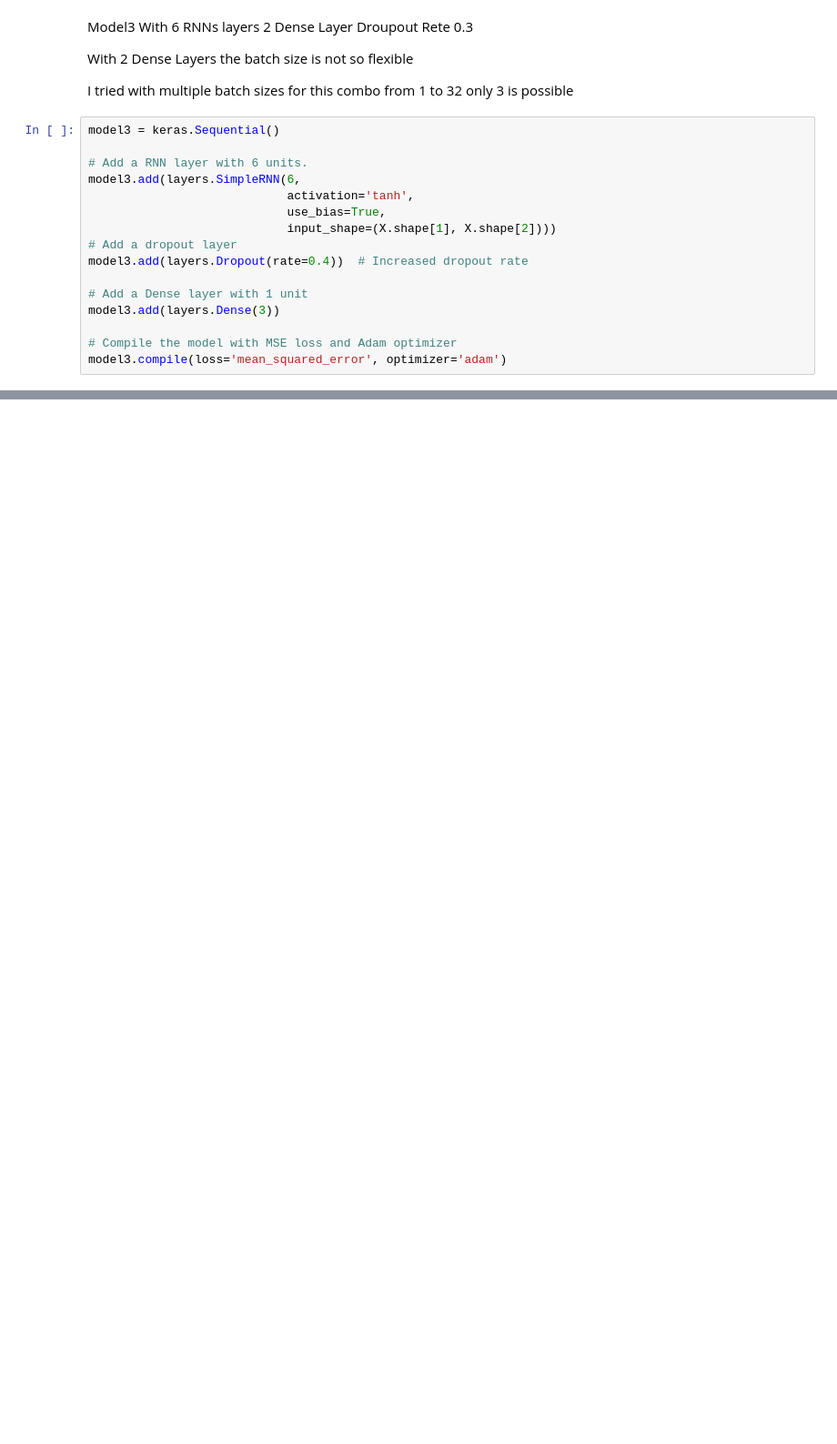
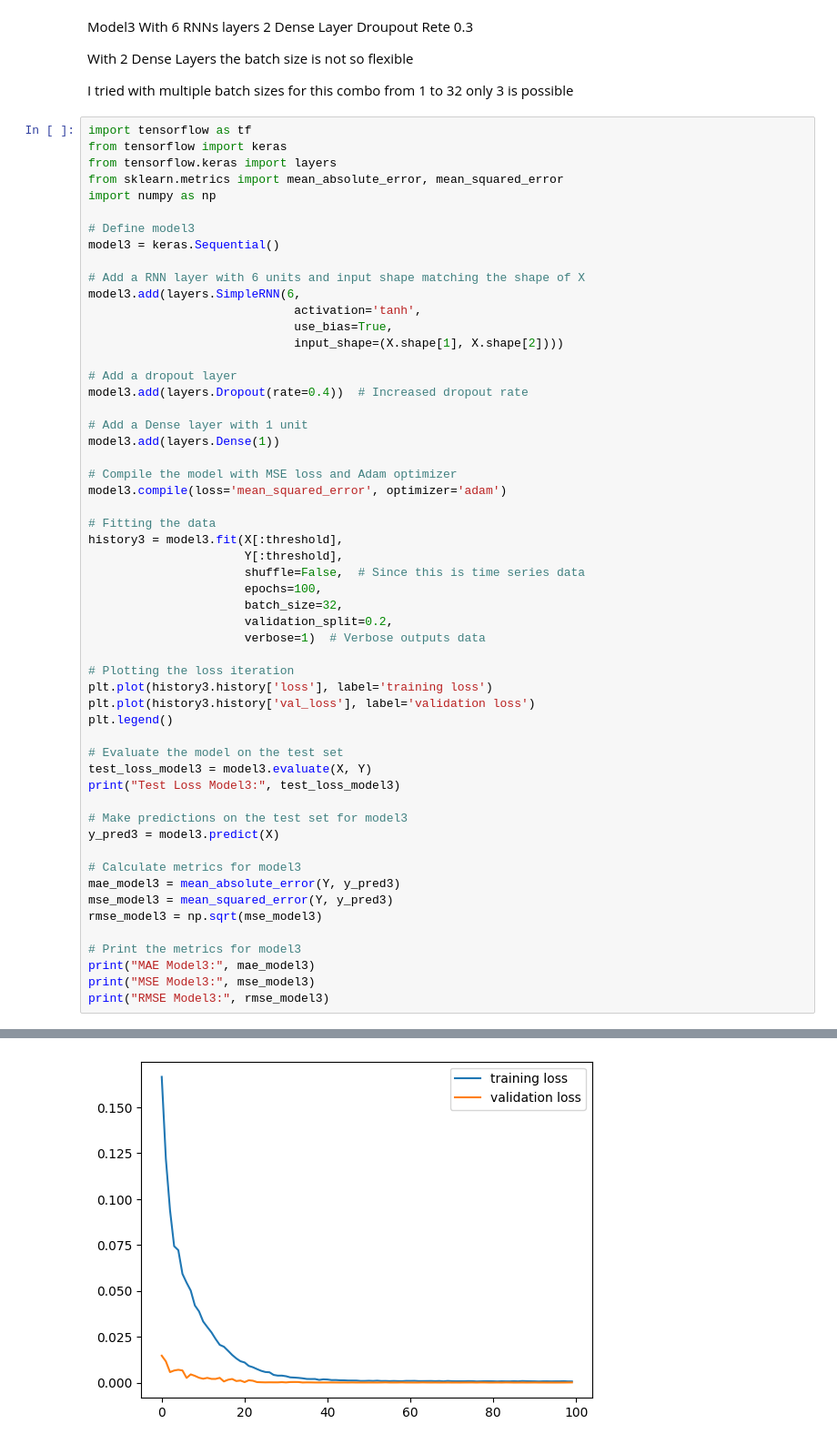
Before and after one commit to Soonusravan/Machine_Learning, a Jupyter notebook: RNN/RNN Crude Oil.ipynb, the cells around one changed output, grey strips where cells are left out. Shown at 91% size. Drawn from its saved outputs; the diff is of its cells as text; blank space fills up the shorter version.

```diff
--- a/RNN/RNN Crude Oil.ipynb
+++ b/RNN/RNN Crude Oil.ipynb
@@ -338,18 +365,58 @@ With 2 Dense Layers the batch size is not so flexible
 
 I tried with multiple batch sizes for this combo from 1 to 32 only 3 is possible
 # %%
+import tensorflow as tf
+from tensorflow import keras
+from tensorflow.keras import layers
+from sklearn.metrics import mean_absolute_error, mean_squared_error
+import numpy as np
+
+# Define model3
 model3 = keras.Sequential()
 
-# Add a RNN layer with 6 units.
+# Add a RNN layer with 6 units and input shape matching the shape of X
 model3.add(layers.SimpleRNN(6,
-                            activation='tanh',
-                            use_bias=True,
-                            input_shape=(X.shape[1], X.shape[2])))
+                             activation='tanh',
+                             use_bias=True,
+                             input_shape=(X.shape[1], X.shape[2])))
+
 # Add a dropout layer
 model3.add(layers.Dropout(rate=0.4))  # Increased dropout rate
 
 # Add a Dense layer with 1 unit
-model3.add(layers.Dense(3))
+model3.add(layers.Dense(1))
 
 # Compile the model with MSE loss and Adam optimizer
 model3.compile(loss='mean_squared_error', optimizer='adam')
+
+# Fitting the data
+history3 = model3.fit(X[:threshold],
+                      Y[:threshold],
+                      shuffle=False,  # Since this is time series data
+                      epochs=100,
+                      batch_size=32,
+                      validation_split=0.2,
+                      verbose=1)  # Verbose outputs data
+
+# Plotting the loss iteration
+plt.plot(history3.history['loss'], label='training loss')
+plt.plot(history3.history['val_loss'], label='validation loss')
+plt.legend()
+
+# Evaluate the model on the test set
+test_loss_model3 = model3.evaluate(X, Y)
+print("Test Loss Model3:", test_loss_model3)
+
+# Make predictions on the test set for model3
+y_pred3 = model3.predict(X)
+
+# Calculate metrics for model3
+mae_model3 = mean_absolute_error(Y, y_pred3)
+mse_model3 = mean_squared_error(Y, y_pred3)
+rmse_model3 = np.sqrt(mse_model3)
+
+# Print the metrics for model3
+print("MAE Model3:", mae_model3)
+print("MSE Model3:", mse_model3)
+print("RMSE Model3:", rmse_model3)
+# %% [output]
@@ -355,0 +441 @@ model3.compile(loss='mean_squared_error', optimizer='adam')
+[figure, added]
```
Also changed, not shown: parts of 16 cells of this notebook, 16 other files.
